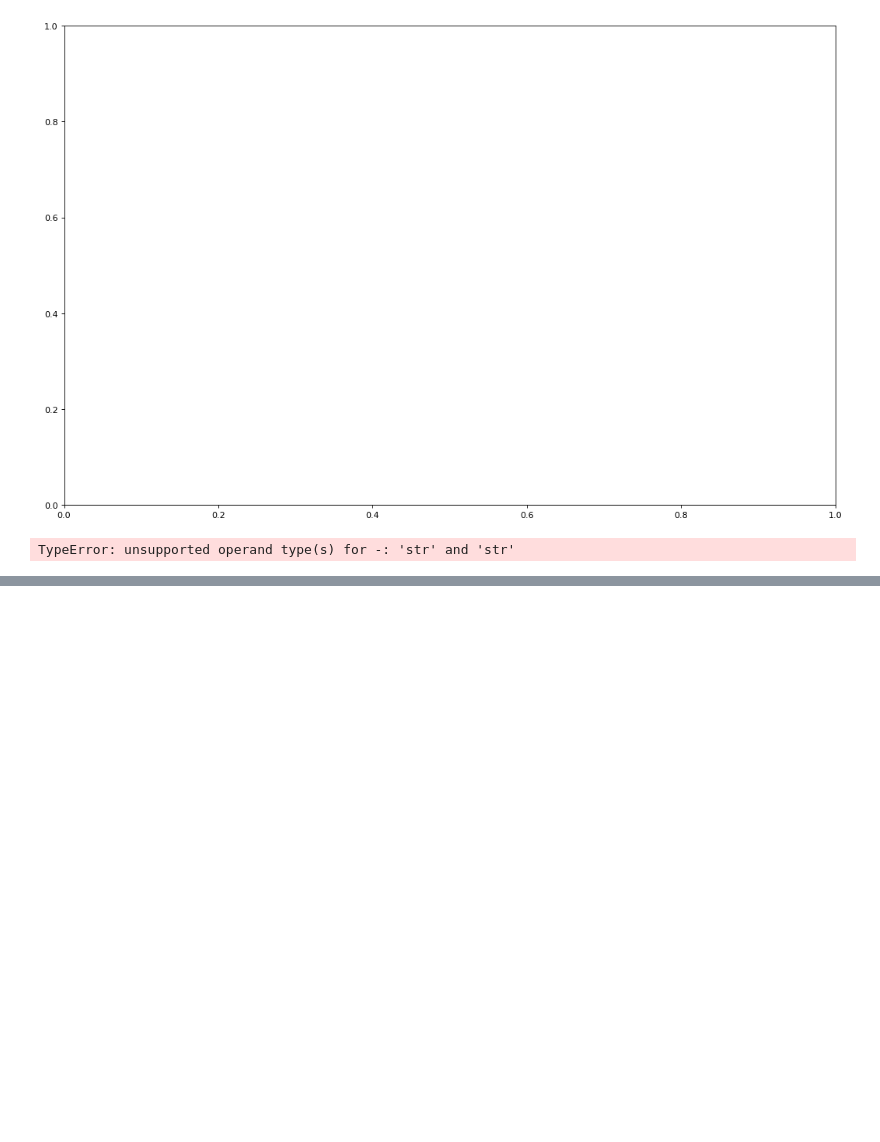
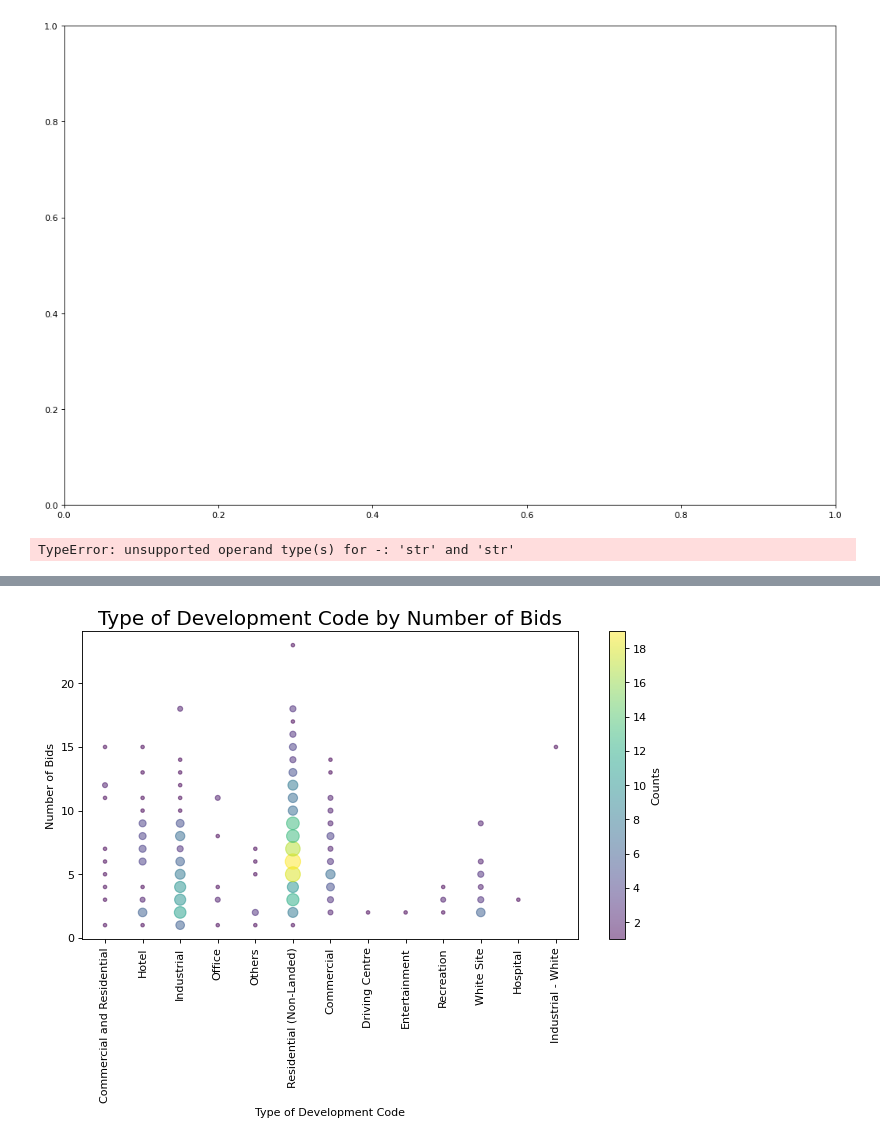
Before and after one commit to ethanschoo/DAO2k-Project, a Jupyter notebook: Goodbye Cruel World.ipynb, the cells around one changed output, grey strips where cells are left out. Drawn from its saved outputs; the diff is of its cells as text; code cells hidden in the pictures; blank space fills up the shorter version.

```diff
--- a/Goodbye Cruel World.ipynb
+++ b/Goodbye Cruel World.ipynb
@@ -81,0 +106,21 @@ TypeError: unsupported operand type(s) for -: 'str' and 'str'
+# %%
+# Import Data
+df_counts = df.groupby(['no_of_bids', 'type_of_devt_code']).size().reset_index(name='counts')
+
+# Create a scatter plot with larger circles based on 'counts'
+fig, ax = plt.subplots(figsize=(10, 5), dpi=80)
+scatter = ax.scatter(df_counts['type_of_devt_code'], df_counts['no_of_bids'], s=df_counts['counts'] * 10, c=df_counts['counts'], cmap='viridis', alpha=0.5)
+
+# Add a colorbar for the size of circles
+cbar = plt.colorbar(scatter)
+cbar.set_label('Counts')
+
+# Decorations
+plt.title('Type of Development Code by Number of Bids', fontsize=18)
+plt.xlabel('Type of Development Code')
+plt.ylabel('Number of Bids')
+plt.xticks(rotation=90)
+
+plt.show()
+# %% [output]
+[figure, added]
```
Also changed, not shown: parts of 2 cells of this notebook.
